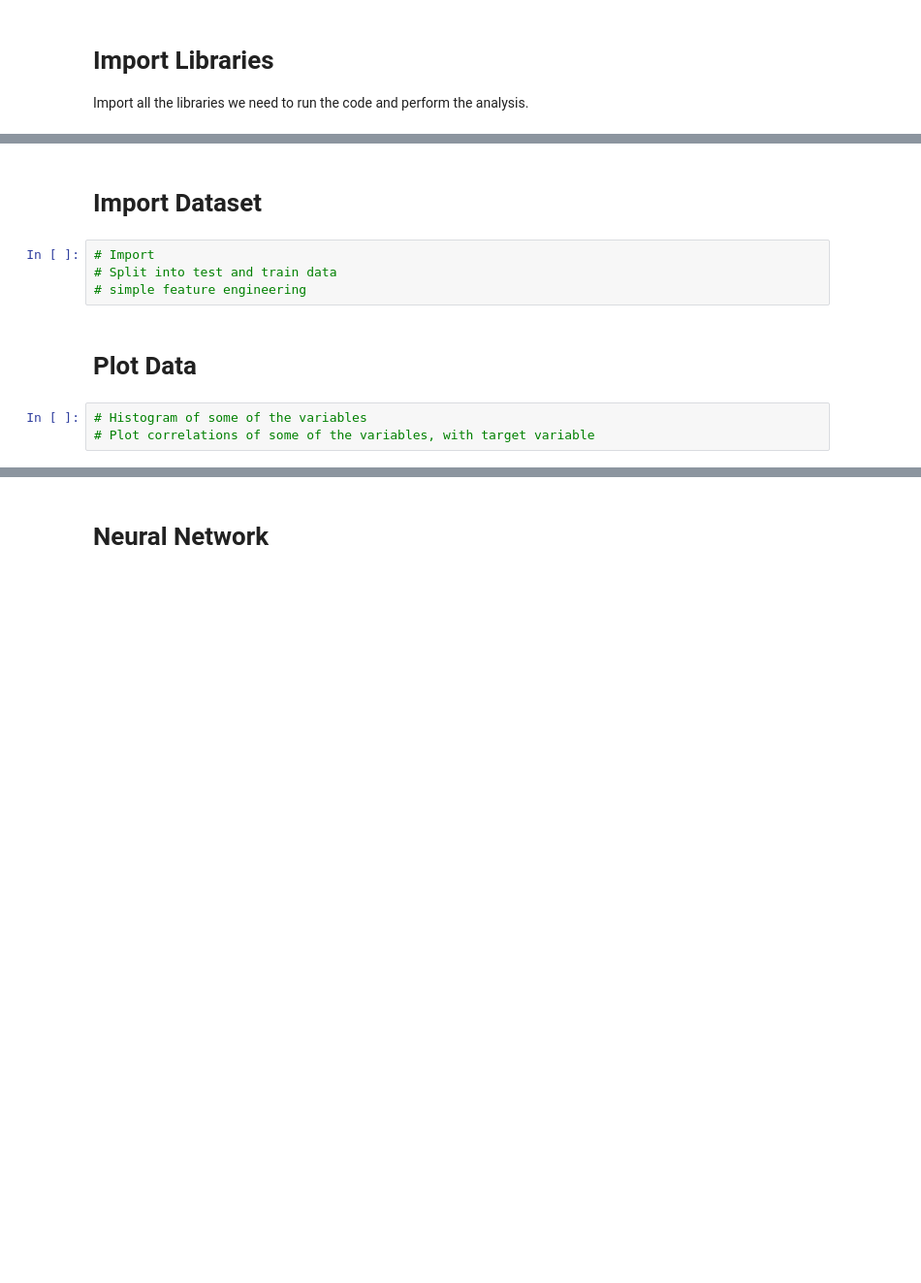
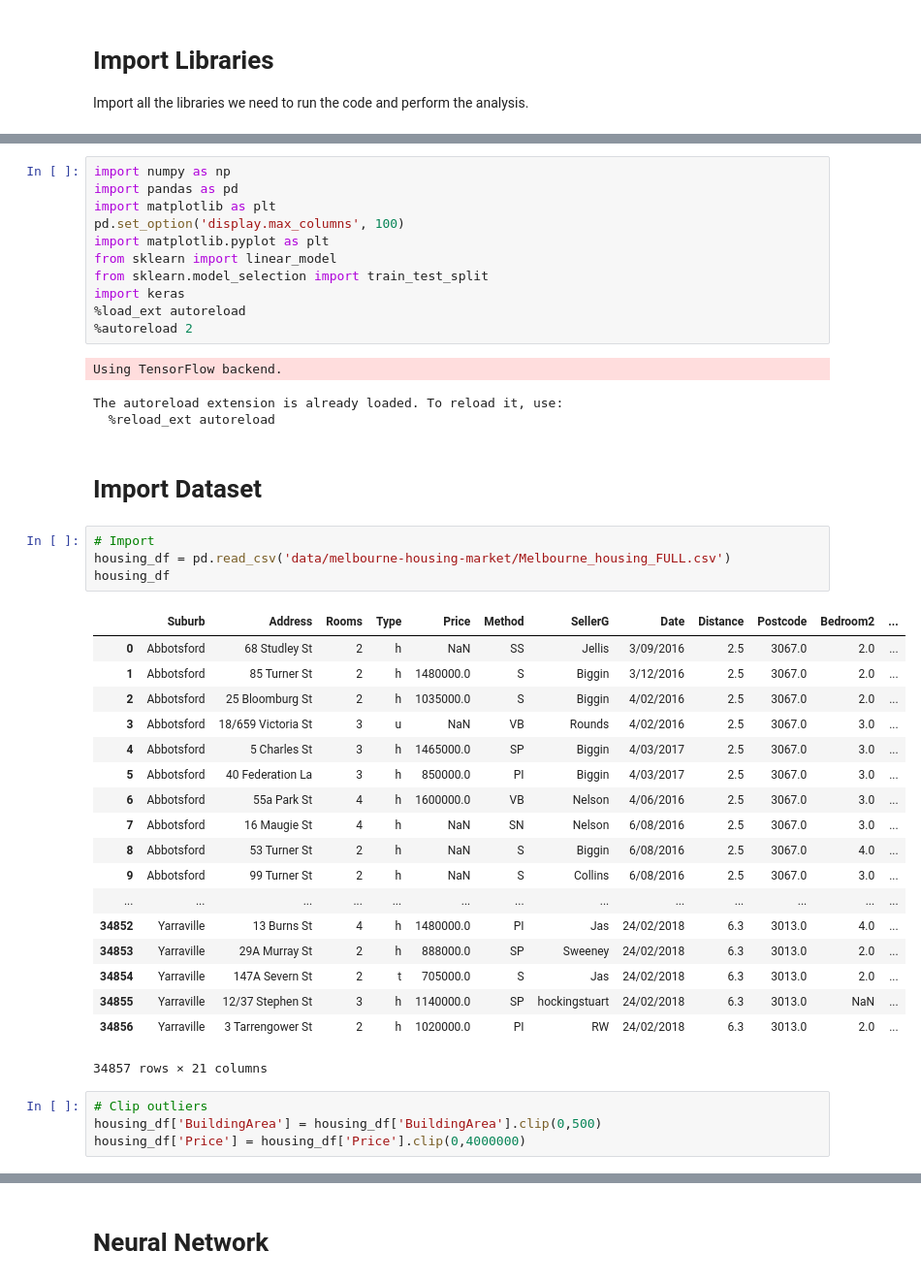
Before and after one commit to NordAxon/ai-for-leaders, a Jupyter notebook: ai_course.ipynb, the cells around one changed output, grey strips where cells are left out. Shown: that part at 97% size. Drawn from its saved outputs; the diff is of its cells as text; blank space fills up the shorter version.

```diff
--- a/ai_course.ipynb
+++ b/ai_course.ipynb
@@ -10,11 +7,44 @@ import pandas as pd
+# %%
+import numpy as np
+import pandas as pd
+import matplotlib as plt
+pd.set_option('display.max_columns', 100)
+import matplotlib.pyplot as plt
+from sklearn import linear_model
+from sklearn.model_selection import train_test_split
+import keras
+%load_ext autoreload
+%autoreload 2
+# %% [output]
+Using TensorFlow backend.
+The autoreload extension is already loaded. To reload it, use:
+  %reload_ext autoreload
 # %% [markdown]
 # Import Dataset
-# %%
-# Import
-# Split into test and train data
-# simple feature engineering
-# %% [markdown]
-# Plot Data
-# %%
-# Histogram of some of the variables
-# Plot correlations of some of the variables, with target variable
+# %%
+# Import
+housing_df = pd.read_csv('data/melbourne-housing-market/Melbourne_housing_FULL.csv')
+housing_df
+# %% [output]
+|  | Suburb | Address | Rooms | Type | Price | Method | SellerG | Date | Distance | Postcode | Bedroom2 | ... |
+| 0 | Abbotsford | 68 Studley St | 2 | h | NaN | SS | Jellis | 3/09/2016 | 2.5 | 3067.0 | 2.0 | ... |
+| 1 | Abbotsford | 85 Turner St | 2 | h | 1480000.0 | S | Biggin | 3/12/2016 | 2.5 | 3067.0 | 2.0 | ... |
+| 2 | Abbotsford | 25 Bloomburg St | 2 | h | 1035000.0 | S | Biggin | 4/02/2016 | 2.5 | 3067.0 | 2.0 | ... |
+| 3 | Abbotsford | 18/659 Victoria St | 3 | u | NaN | VB | Rounds | 4/02/2016 | 2.5 | 3067.0 | 3.0 | ... |
+| 4 | Abbotsford | 5 Charles St | 3 | h | 1465000.0 | SP | Biggin | 4/03/2017 | 2.5 | 3067.0 | 3.0 | ... |
+| 5 | Abbotsford | 40 Federation La | 3 | h | 850000.0 | PI | Biggin | 4/03/2017 | 2.5 | 3067.0 | 3.0 | ... |
+| 6 | Abbotsford | 55a Park St | 4 | h | 1600000.0 | VB | Nelson | 4/06/2016 | 2.5 | 3067.0 | 3.0 | ... |
+| 7 | Abbotsford | 16 Maugie St | 4 | h | NaN | SN | Nelson | 6/08/2016 | 2.5 | 3067.0 | 3.0 | ... |
+| 8 | Abbotsford | 53 Turner St | 2 | h | NaN | S | Biggin | 6/08/2016 | 2.5 | 3067.0 | 4.0 | ... |
+| 9 | Abbotsford | 99 Turner St | 2 | h | NaN | S | Collins | 6/08/2016 | 2.5 | 3067.0 | 3.0 | ... |
+| ... | ... | ... | ... | ... | ... | ... | ... | ... | ... | ... | ... | ... |
+| 34852 | Yarraville | 13 Burns St | 4 | h | 1480000.0 | PI | Jas | 24/02/2018 | 6.3 | 3013.0 | 4.0 | ... |
+| 34853 | Yarraville | 29A Murray St | 2 | h | 888000.0 | SP | Sweeney | 24/02/2018 | 6.3 | 3013.0 | 2.0 | ... |
+| 34854 | Yarraville | 147A Severn St | 2 | t | 705000.0 | S | Jas | 24/02/2018 | 6.3 | 3013.0 | 2.0 | ... |
+| 34855 | Yarraville | 12/37 Stephen St | 3 | h | 1140000.0 | SP | hockingstuart | 24/02/2018 | 6.3 | 3013.0 | NaN | ... |
+| 34856 | Yarraville | 3 Tarrengower St | 2 | h | 1020000.0 | PI | RW | 24/02/2018 | 6.3 | 3013.0 | 2.0 | ... |
+34857 rows × 21 columns
+# %%
+# Clip outliers
+housing_df['BuildingArea'] = housing_df['BuildingArea'].clip(0,500)
+housing_df['Price'] = housing_df['Price'].clip(0,4000000)
```
Also changed, not shown: parts of 8 cells of this notebook, 1 other file.
